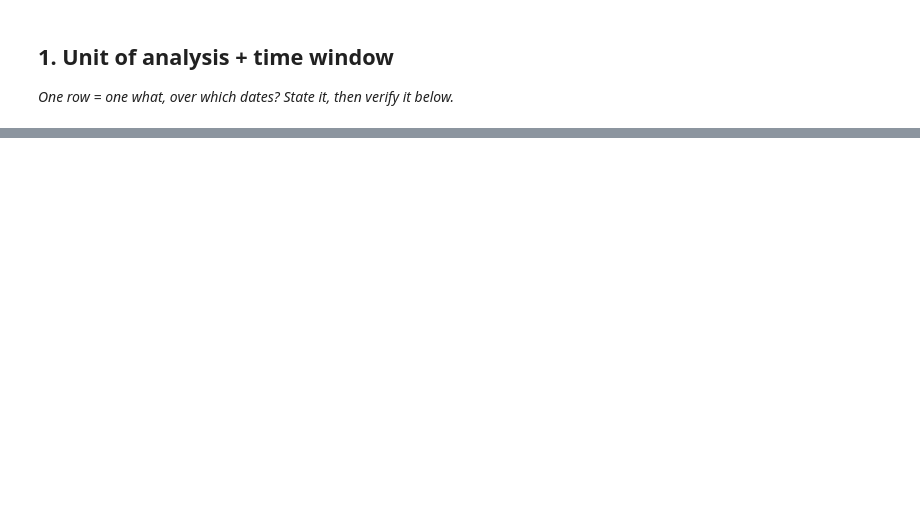
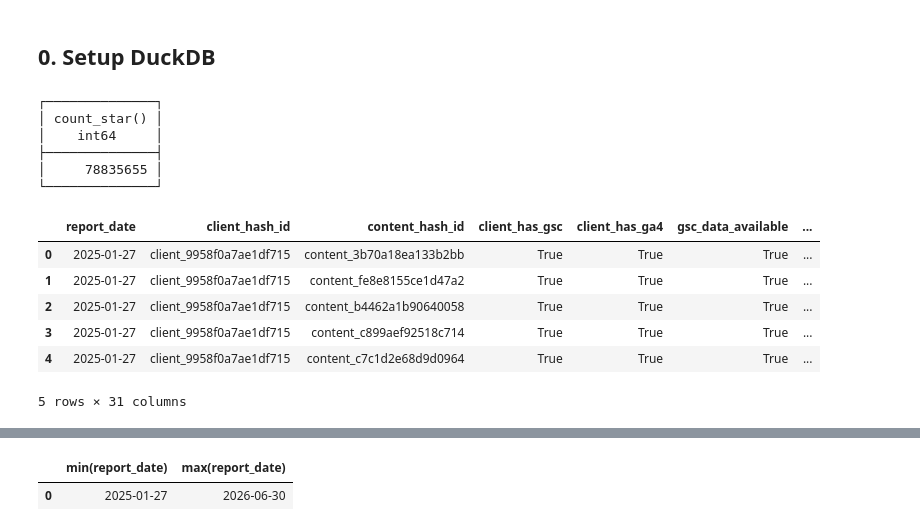
Before and after one commit to ahmdltf/flyrank-intern, a Jupyter notebook: work/notebooks/w03_data_contract.ipynb, the cells around one changed output, grey strips where cells are left out. Saved outputs shown, nothing was run; the diff lists cells and outputs as text; code cells hidden in the pictures; blank space fills up the shorter version.

```diff
--- a/work/notebooks/w03_data_contract.ipynb
+++ b/work/notebooks/w03_data_contract.ipynb
@@ -6,7 +6,34 @@
 This skeleton is yours to fill. Work the sections **in order** — each one has a one-line hint. Simple words, honest numbers.
 
 > Working with an AI assistant? Tell it to read `skills/README.md` first and load the one skill this assignment names on its card.
-# %% [markdown]
-## 1. Unit of analysis + time window
-
-*One row = one what, over which dates? State it, then verify it below.*
+# %% [markdown]
+## 0. Setup DuckDB
+# %%
+import duckdb
+con = duckdb.connect()
+con.execute("CREATE SECRET (TYPE huggingface, TOKEN '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')")  # accept the gate in-browser first, then paste a READ token
+rel = "hf://datasets/FlyRank/internship-warehouse"
+con.sql(f"SELECT COUNT(*) FROM read_parquet('{rel}/fact_content_daily_performance/**/*.parquet')")
+# %% [output]
+┌──────────────┐
+│ count_star() │
+│    int64     │
+├──────────────┤
+│     78835655 │
+└──────────────┘
+# %%
+con.sql(f"""
+SELECT *
+FROM read_parquet(
+'{rel}/fact_content_daily_performance/**/*.parquet'
+)
+LIMIT 5
+""").df()
+# %% [output]
+|  | report_date | client_hash_id | content_hash_id | client_has_gsc | client_has_ga4 | gsc_data_available | ... |
+| 0 | 2025-01-27 | client_9958f0a7ae1df715 | content_3b70a18ea133b2bb | True | True | True | ... |
+| 1 | 2025-01-27 | client_9958f0a7ae1df715 | content_fe8e8155ce1d47a2 | True | True | True | ... |
+| 2 | 2025-01-27 | client_9958f0a7ae1df715 | content_b4462a1b90640058 | True | True | True | ... |
+| 3 | 2025-01-27 | client_9958f0a7ae1df715 | content_c899aef92518c714 | True | True | True | ... |
+| 4 | 2025-01-27 | client_9958f0a7ae1df715 | content_c7c1d2e68d9d0964 | True | True | True | ... |
+5 rows × 31 columns
@@ -12,0 +41,12 @@ This skeleton is yours to fill. Work the sections **in order** — each one has
+# %%
+con.sql(f"""
+SELECT
+    MIN(report_date),
+    MAX(report_date)
+FROM read_parquet(
+'{rel}/fact_content_daily_performance/**/*.parquet'
+)
+""").df()
+# %% [output]
+|  | min(report_date) | max(report_date) |
+| 0 | 2025-01-27 | 2026-06-30 |
```
Also changed, not shown: parts of 16 cells of this notebook.
